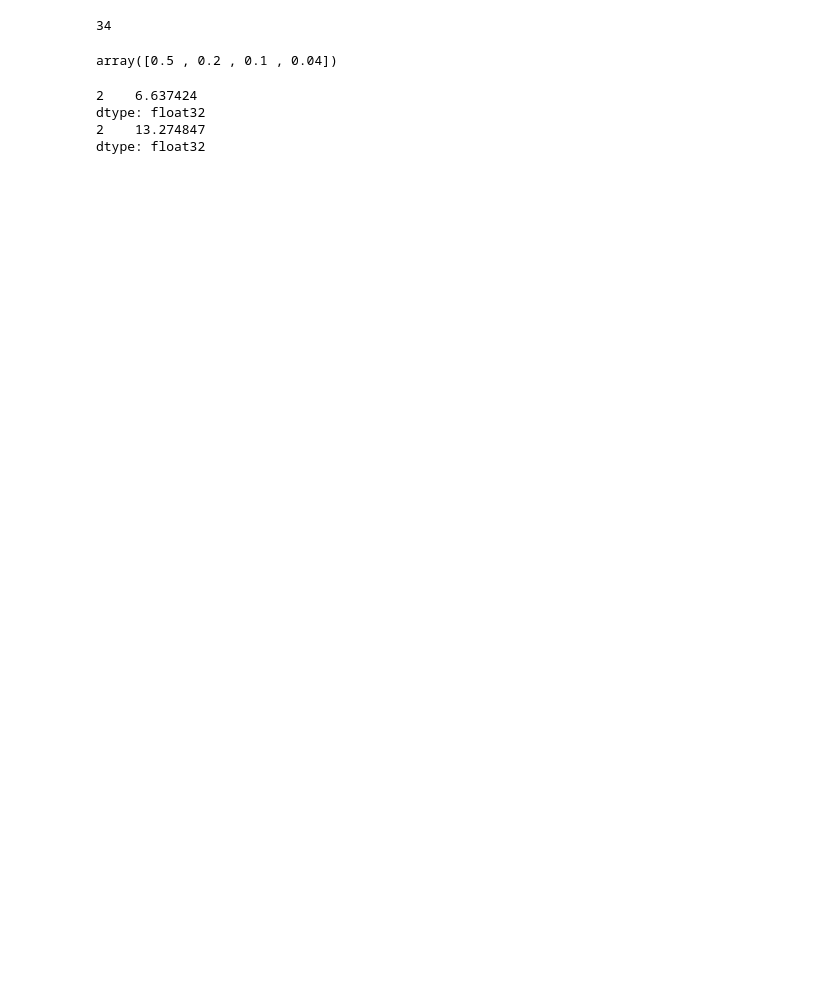
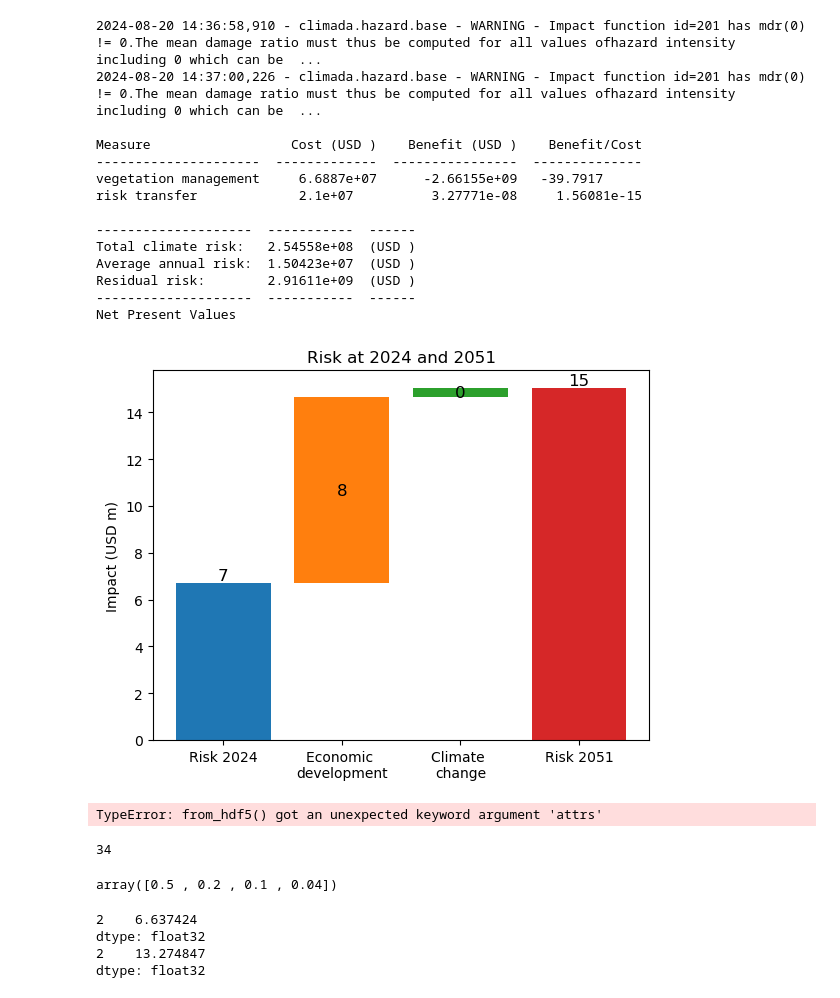
Before and after one commit to gkalomalos/ERA_projects_SWORD, a Jupyter notebook: backend/dev.ipynb, the cells around one changed output. Cells and saved outputs as stored; diff of their text form; code cells hidden in the pictures; blank space fills up the shorter version.

```diff
--- a/backend/dev.ipynb
+++ b/backend/dev.ipynb
@@ -114,15 +114,15 @@ entity_present = entity_handler.get_entity_from_xlsx(
 entity_present.check()
 entity_present.exposures.ref_year = 2024
 
-entity_future = entity_handler.get_future_entity(entity_present, 2050, 0.0294)
+entity_future = entity_handler.get_future_entity(entity_present, 2051, 0.0294)
 entity_future.check()
 
 
-hazard_present = Hazard().from_hdf5(DATA_HAZARDS_DIR / "Hazard_DR_present_Thailand.h5")
+hazard_present = Hazard().from_hdf5(DATA_HAZARDS_DIR / "hazard_D_THA_historical.h5")
 hazard_present.haz_type = "D"
 hazard_present.check()
 
-hazard_future = Hazard().from_hdf5(DATA_HAZARDS_DIR / "Hazard_RCP45.h5")
+hazard_future = Hazard().from_hdf5(DATA_HAZARDS_DIR / "hazard_D_THA_rcp45.h5")
 hazard_future.haz_type = "D"
 hazard_future.check()
 
@@ -133,34 +133,50 @@ hazard_present.centroids.set_geometry_points()
 hazard_future.centroids.set_geometry_points()
 
 hazard_present.intensity_thres = -4
 hazard_future.intensity_thres = -4
 
 
 # Calculate impact
 impact_present = ImpactCalc(
     entity_present.exposures, entity_present.impact_funcs, hazard_present
 ).impact(save_mat=True)
 impact_future = ImpactCalc(
     entity_future.exposures, entity_future.impact_funcs, hazard_future
 ).impact(save_mat=True)
 
 
 costben = costben_handler.calculate_cost_benefit(
-    hazard_present, entity_present, hazard_future, entity_future, 2050
+    hazard_present, entity_present, hazard_future, entity_future, 2051
 )
 # costben_handler.plot_cost_benefit(costben)
 # costben_handler.plot_waterfall(
 #     costben, hazard_present, entity_present, hazard_future, entity_future
 # )
 
 # exposure_handler.generate_exposure_geojson(entity_future.exposures, "Thailand")
 # hazard_handler.generate_hazard_geojson(hazard_future, "Thailand")
 # impact_handler.generate_impact_geojson(impact_future, "Thailand")
 ax = costben.plot_waterfall(hazard_present, entity_present, hazard_future, entity_future
 )
 # costben.plot_arrow_averted(ax)
 # costben.plot_event_view((10, 15))
 # costben.plot_waterfall_accumulated(hazard_present, entity_present, entity_future)
+# %% [output]
+2024-08-20 14:36:58,910 - climada.hazard.base - WARNING - Impact function id=201 has mdr(0) != 0.The mean damage ratio must thus be computed for all values ofhazard intensity including 0 which can be  ...
+2024-08-20 14:37:00,226 - climada.hazard.base - WARNING - Impact function id=201 has mdr(0) != 0.The mean damage ratio must thus be computed for all values ofhazard intensity including 0 which can be  ...
+
+Measure                  Cost (USD )    Benefit (USD )    Benefit/Cost
+---------------------  -------------  ----------------  --------------
+vegetation management     6.6887e+07      -2.66155e+09   -39.7917
+risk transfer             2.1e+07          3.27771e-08     1.56081e-15
+
+--------------------  -----------  ------
+Total climate risk:   2.54558e+08  (USD )
+Average annual risk:  1.50423e+07  (USD )
+Residual risk:        2.91611e+09  (USD )
+--------------------  -----------  ------
+Net Present Values
+[figure, added]
 # %%
 curr_risk = risk_aai_agg(impact_present)
 print(f"Risk 2024: {curr_risk}")
@@ -187,8 +203,8 @@ entity_future.exposures.gdf["value"] = entity_future.exposures.gdf.value.values
 entity_future.check()
 
 # Set present Hazard
-hazard_present = Hazard.from_mat(
-    DATA_HAZARDS_DIR / "hazard_D_THA_historical.mat",
+hazard_present = Hazard.from_hdf5(
+    DATA_HAZARDS_DIR / "hazard_D_THA_historical.h5",
 )
 hazard_present.units = "m"
 hazard_present.centroids.set_geometry_points()
@@ -196,8 +212,8 @@ hazard_present.intensity_thres = -4
 hazard_present.check()
 
 # Set future hazard
-hazard_future = Hazard.from_raster(
-    DATA_HAZARDS_DIR / "hazard_HW_EGY_rcp45.tif",
+hazard_future = Hazard.from_hdf5(
+    DATA_HAZARDS_DIR / "hazard_HW_EGY_rcp45.h5",
     attrs={
         "frequency": np.array([0.5, 0.2, 0.1, 0.04]),
         "event_id": np.array([1, 2, 3, 4]),
@@ -238,6 +254,8 @@ axis = cost_benefit.plot_waterfall(
     entity_future,
     risk_func=risk_aai_agg,
 )
+# %% [output]
+TypeError: from_hdf5() got an unexpected keyword argument 'attrs'
 # %%
 # Example Flood Egypt App
 entity_present = entity_handler.get_entity_from_xlsx(
```
Also changed, not shown: 2 other files.
